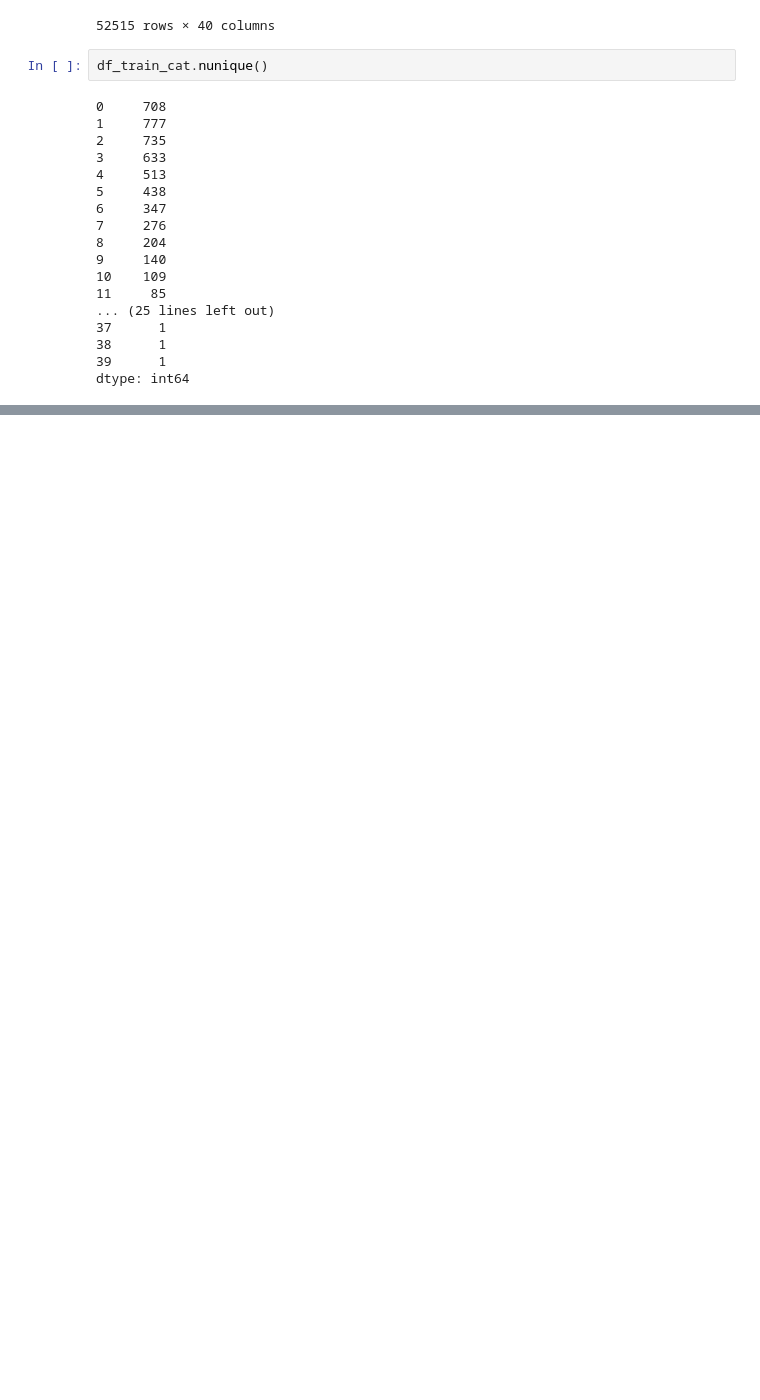
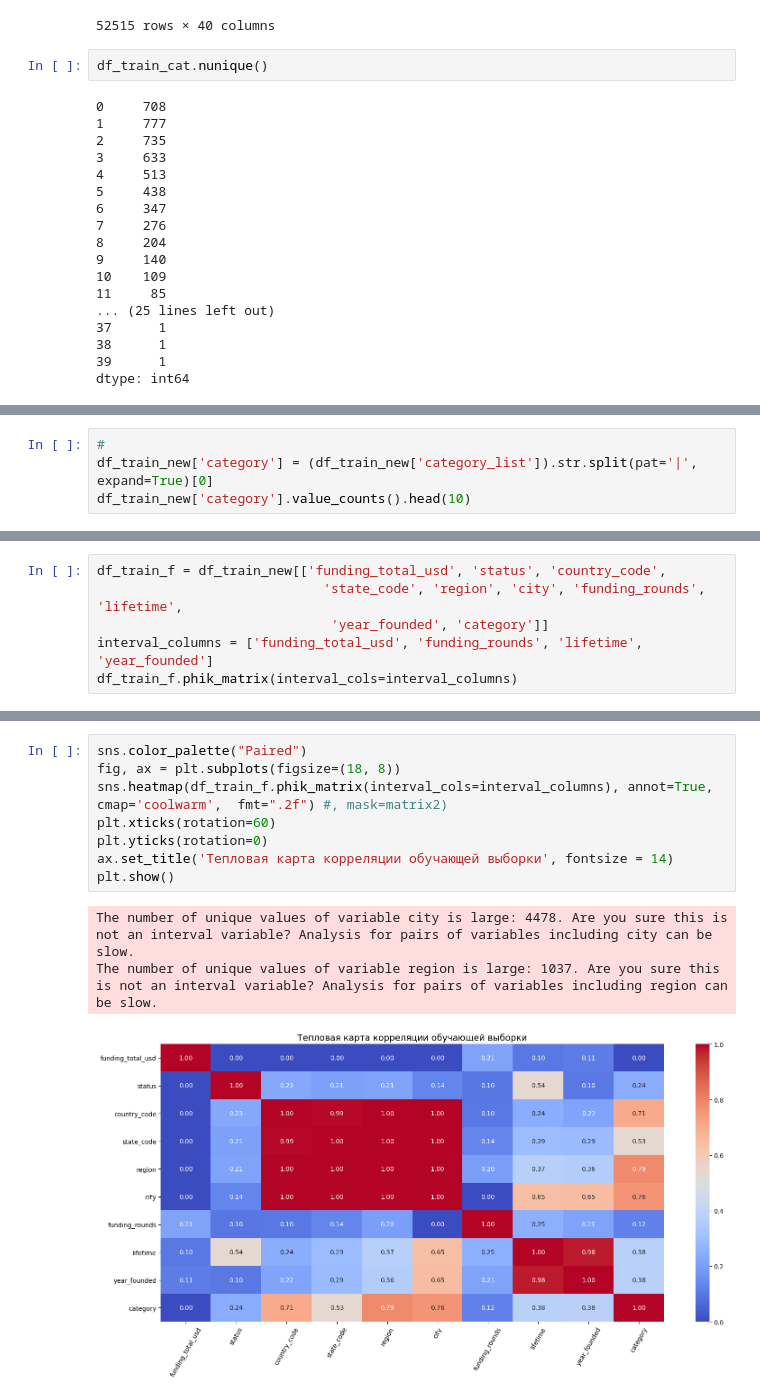
Before and after one commit to OlMac48/master-Olmakey, a Jupyter notebook: masterskaja1-Makeykin.ipynb, the cells around one changed output, grey strips where cells are left out. Saved outputs shown, nothing was run; the diff lists cells and outputs as text; blank space fills up the shorter version.

```diff
--- a/masterskaja1-Makeykin.ipynb
+++ b/masterskaja1-Makeykin.ipynb
@@ -599,0 +611,4 @@ plt.show()
+# %%
+#
+df_train_new['category'] = (df_train_new['category_list']).str.split(pat='|', expand=True)[0]
+df_train_new['category'].value_counts().head(10)
@@ -599,0 +656,6 @@ plt.show()
+# %%
+df_train_f = df_train_new[['funding_total_usd', 'status', 'country_code',
+                             'state_code', 'region', 'city', 'funding_rounds', 'lifetime',
+                              'year_founded', 'category']]
+interval_columns = ['funding_total_usd', 'funding_rounds', 'lifetime', 'year_founded']
+df_train_f.phik_matrix(interval_cols=interval_columns)
@@ -599,0 +676,12 @@ plt.show()
+# %%
+sns.color_palette("Paired")
+fig, ax = plt.subplots(figsize=(18, 8))
+sns.heatmap(df_train_f.phik_matrix(interval_cols=interval_columns), annot=True, cmap='coolwarm',  fmt=".2f") #, mask=matrix2)
+plt.xticks(rotation=60)
+plt.yticks(rotation=0)
+ax.set_title('Тепловая карта корреляции обучающей выборки', fontsize = 14)
+plt.show()
+# %% [output]
+The number of unique values of variable city is large: 4478. Are you sure this is not an interval variable? Analysis for pairs of variables including city can be slow.
+The number of unique values of variable region is large: 1037. Are you sure this is not an interval variable? Analysis for pairs of variables including region can be slow.
+[figure, added]
```
Also changed, not shown: parts of 54 cells of this notebook.
